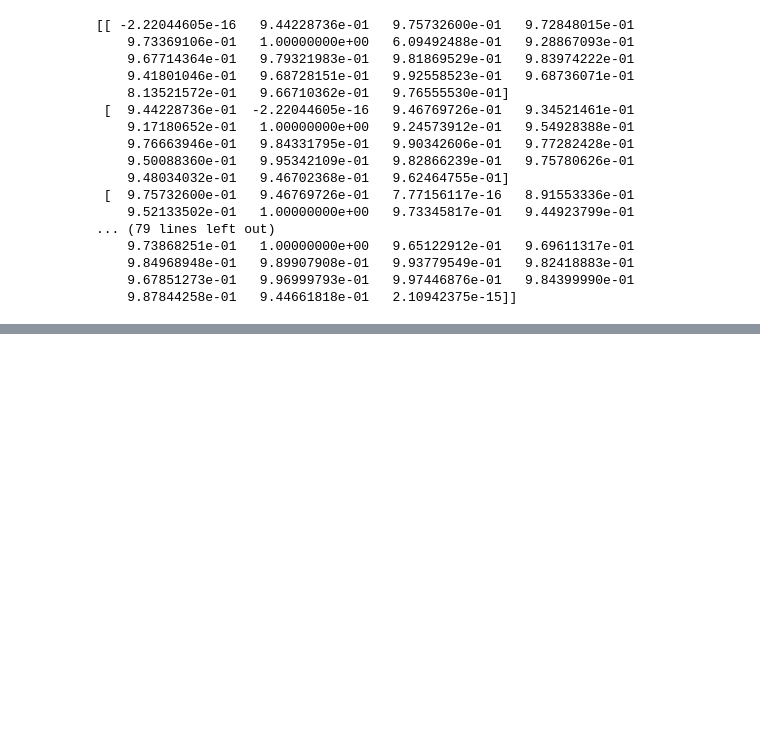
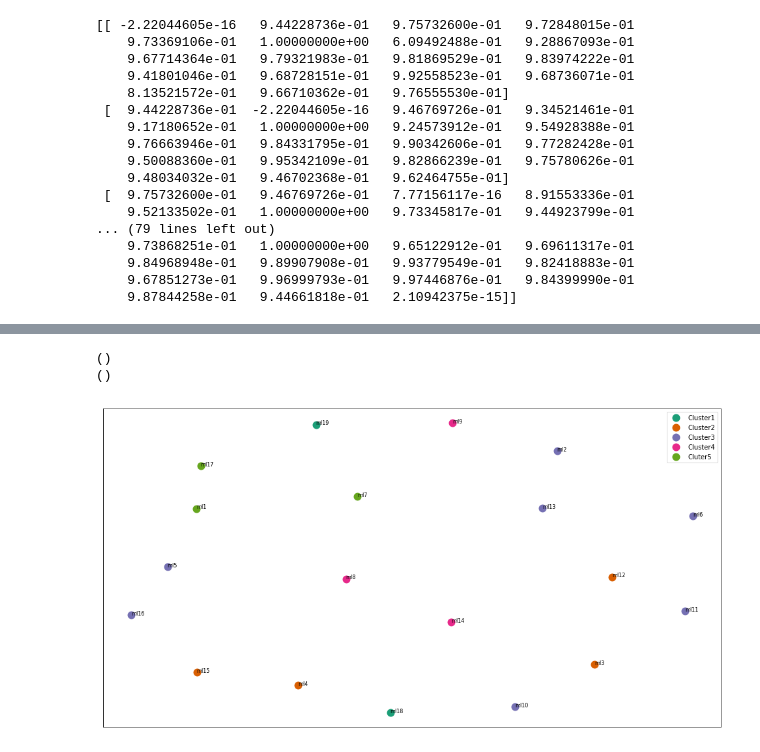
Before and after one commit to fateh288/important-highlight-multi-document, a Jupyter notebook: test1.ipynb, the cells around one changed output, grey strips where cells are left out. Saved outputs shown, nothing was run; the diff lists cells and outputs as text; code cells hidden in the pictures; blank space fills up the shorter version.

Commit message:
Hierarchial clustering included

```diff
--- a/test1.ipynb
+++ b/test1.ipynb
@@ -211,0 +225,72 @@ print frame
+# %%
+import os  # for os.path.basename
+
+import matplotlib.pyplot as plt
+import matplotlib as mpl
+
+from sklearn.manifold import MDS
+
+MDS()
+
+# convert two components as we're plotting points in a two-dimensional plane
+# "precomputed" because we provide a distance matrix
+# we will also specify `random_state` so the plot is reproducible.
+mds = MDS(n_components=2, dissimilarity="precomputed", random_state=1)
+
+pos = mds.fit_transform(dist)  # shape (n_components, n_samples)
+
+xs, ys = pos[:, 0], pos[:, 1]
+print()
+print()
+# %% [output]
+()
+()
+# %%
+#some ipython magic to show the matplotlib plots inline
+%matplotlib inline
+
+#create data frame that has the result of the MDS plus the cluster numbers and titles
+df = pd.DataFrame(dict(x=xs, y=ys, label=clusters, topics=topics))
+
+#group by cluster
+groups = df.groupby('label')
+
+
+# set up plot
+fig, ax = plt.subplots(figsize=(17, 9)) # set size
+ax.margins(0.05) # Optional, just adds 5% padding to the autoscaling
+
+#iterate through groups to layer the plot
+#note that I use the cluster_name and cluster_color dicts with the 'name' lookup to return the appropriate color/label
+for name, group in groups:
+    ax.plot(group.x, group.y, marker='o', linestyle='', ms=12,
+            label=cluster_names[name], color=cluster_colors[name],
+            mec='none')
+    ax.set_aspect('auto')
+    ax.tick_params(\
+        axis= 'x',          # changes apply to the x-axis
+        which='both',      # both major and minor ticks are affected
+        bottom='off',      # ticks along the bottom edge are off
+        top='off',         # ticks along the top edge are off
+        labelbottom='off')
+    ax.tick_params(\
+        axis= 'y',         # changes apply to the y-axis
+        which='both',      # both major and minor ticks are affected
+        left='off',      # ticks along the bottom edge are off
+        top='off',         # ticks along the top edge are off
+        labelleft='off')
+
+ax.legend(numpoints=1)  #show legend with only 1 point
+
+#add label in x,y position with the label as the film title
+for i in range(len(df)):
+    ax.text(df.ix[i]['x'], df.ix[i]['y'], df.ix[i]['topics'], size=8)
+
+
+
+plt.show() #show the plot
+
+#uncomment the below to save the plot if need be
+#plt.savefig('clusters_small_noaxes.png', dpi=200)
+# %% [output]
+[figure, added]
```
Also changed, not shown: parts of 8 cells of this notebook, 1 other file.
